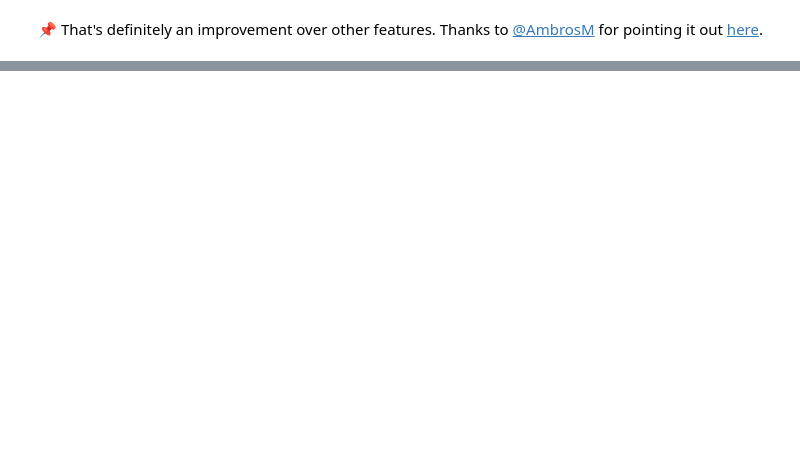
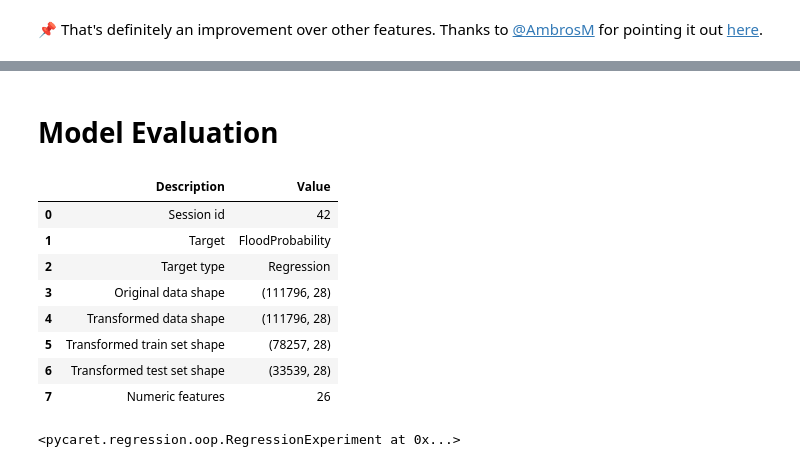
Before and after one commit to Ednaxx/Kaggle-Playground-Series, a Jupyter notebook: PS4E5-FloodPrediction/ps4e5-flood-prediction.ipynb, the cells around one changed output, grey strips where cells are left out. Drawn from its saved outputs; the diff is of its cells as text; code cells hidden in the pictures; blank space fills up the shorter version.

Commit message:
First solve - set pycaret

```diff
--- a/PS4E5-FloodPrediction/ps4e5-flood-prediction.ipynb
+++ b/PS4E5-FloodPrediction/ps4e5-flood-prediction.ipynb
@@ -152,0 +179,20 @@ make_mi_scores(train_X, train_y).plot(kind='bar')
+# %% [markdown]
+# Model Evaluation
+# %%
+sample_X = X.sample(frac=0.1, random_state=42)
+sample_y = y.loc[sample_X.index]
+# %%
+from pycaret.regression import RegressionExperiment
+s = RegressionExperiment()
+s.setup(sample_X, target=sample_y, session_id=42, fold=5, preprocess=False)
+# %% [output]
+|  | Description | Value |
+| 0 | Session id | 42 |
+| 1 | Target | FloodProbability |
+| 2 | Target type | Regression |
+| 3 | Original data shape | (111796, 28) |
+| 4 | Transformed data shape | (111796, 28) |
+| 5 | Transformed train set shape | (78257, 28) |
+| 6 | Transformed test set shape | (33539, 28) |
+| 7 | Numeric features | 26 |
+<pycaret.regression.oop.RegressionExperiment at 0x...>
```
Also changed, not shown: parts of 15 cells of this notebook, 6 other files.
